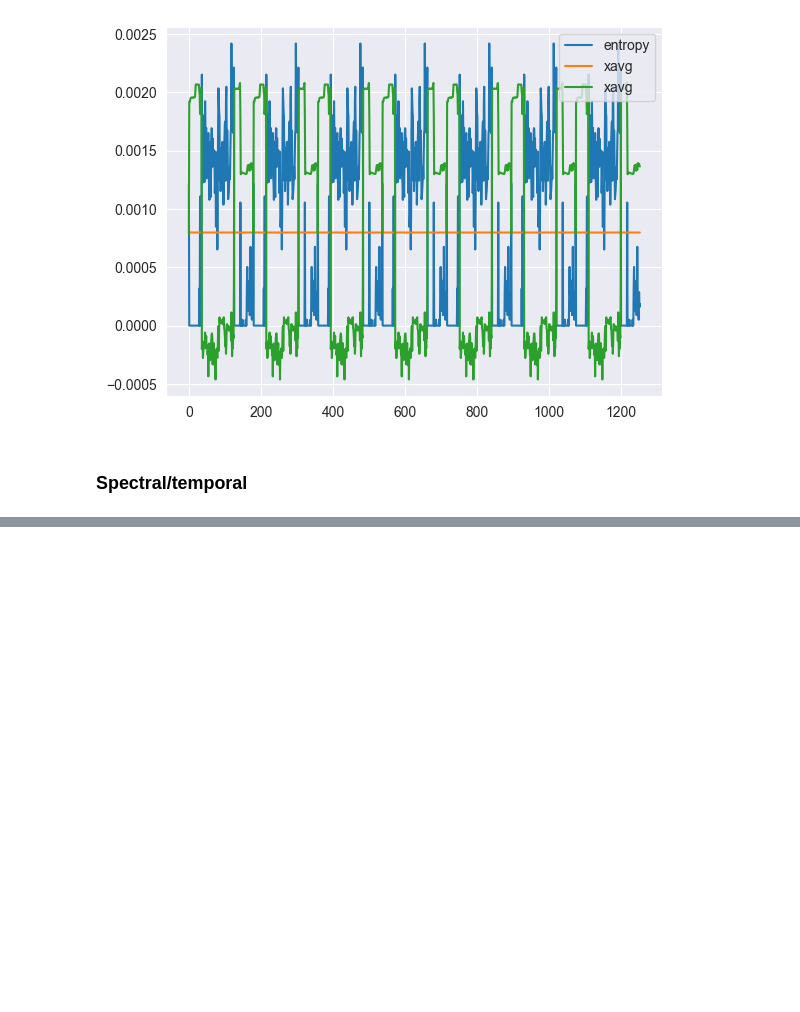
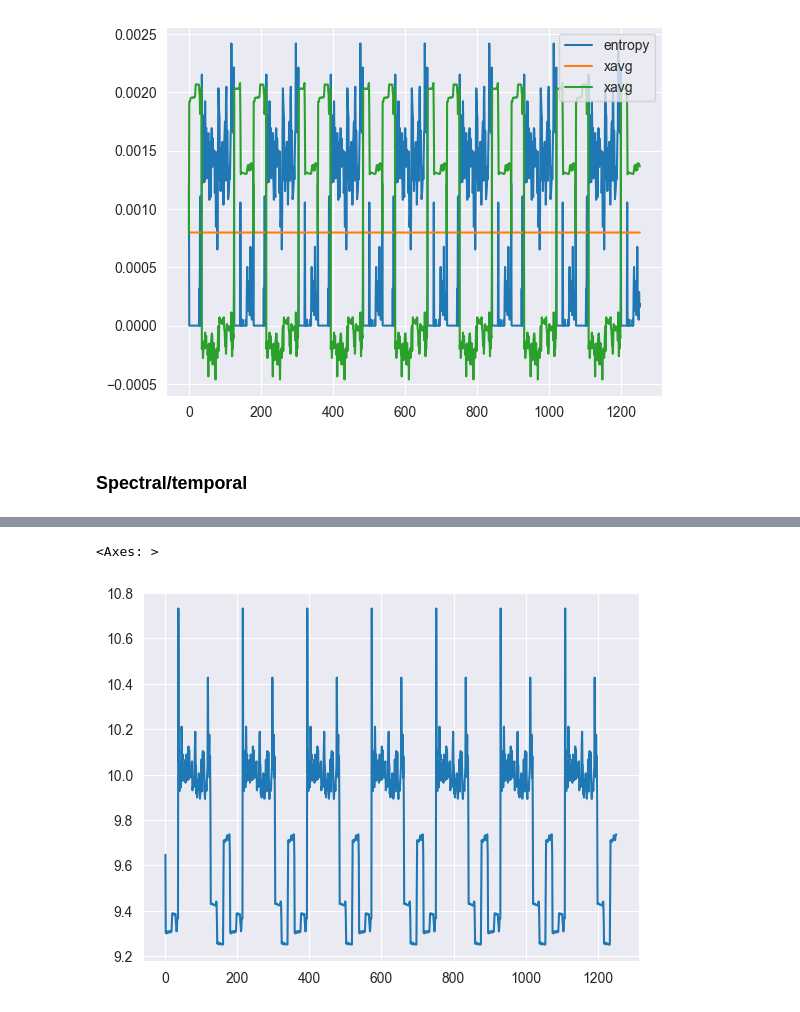
Before and after one commit to andleb/STATS608Final, a Jupyter notebook: features.ipynb, the cells around one changed output, grey strips where cells are left out. Saved outputs shown, nothing was run; the diff lists cells and outputs as text; code cells hidden in the pictures; blank space fills up the shorter version.

```diff
--- a/features.ipynb
+++ b/features.ipynb
@@ -280,0 +299,5 @@ df_act.loc[user_id].reset_index()["ZPEAK"].plot()
+# %%
+df_act.loc[user_id].reset_index()["RESULTANT"].plot()
+# %% [output]
+<Axes: >
+[figure, added]
```
Also changed, not shown: parts of 10 cells of this notebook.
